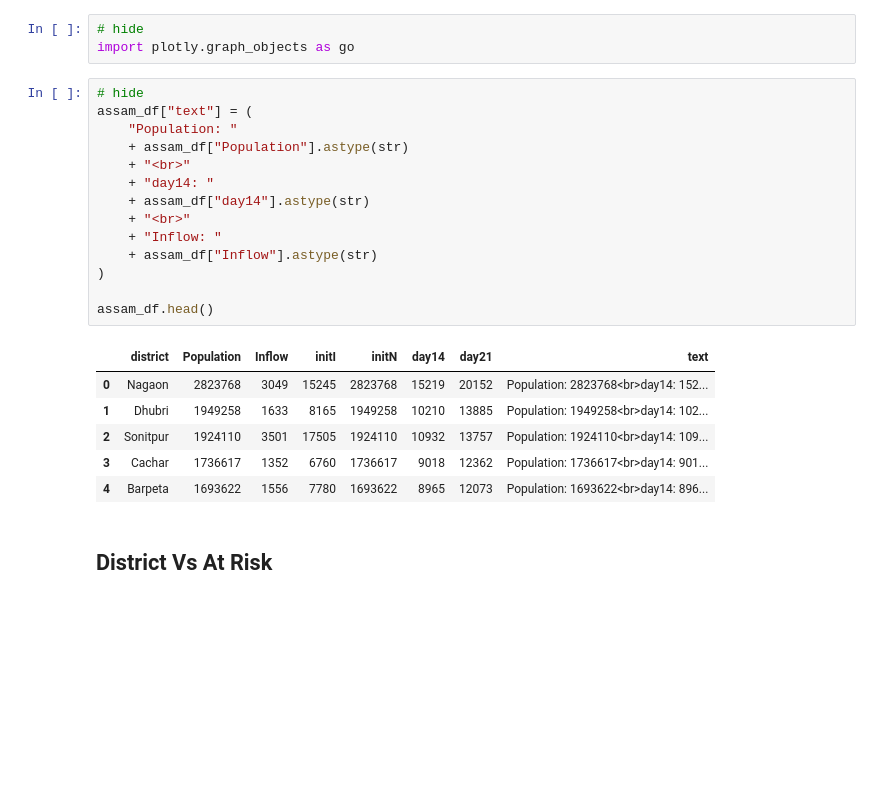
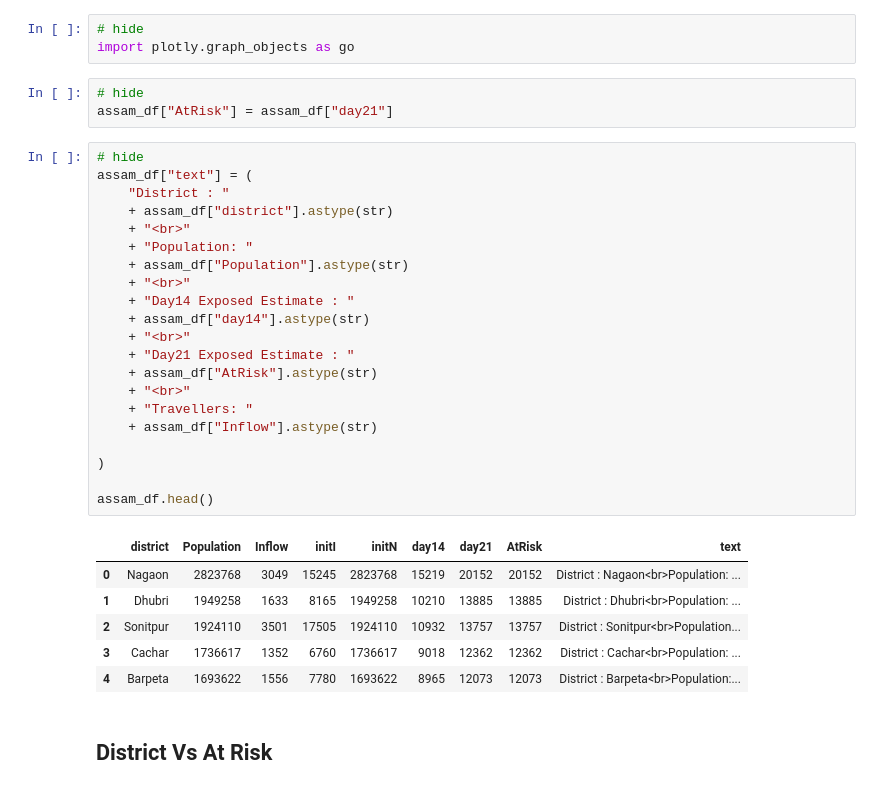
Before and after one commit to meghanabhange/CovidSeer, a Jupyter notebook: _notebooks/2020-04-01-DistrictAnalysisAssam.ipynb, the cells around one changed output. Drawn from its saved outputs; the diff is of its cells as text; blank space fills up the shorter version.

Commit message:
Change Hovertext : Assam

```diff
--- a/_notebooks/2020-04-01-DistrictAnalysisAssam.ipynb
+++ b/_notebooks/2020-04-01-DistrictAnalysisAssam.ipynb
@@ -282,27 +282,37 @@ a = interactive(
 # %%
 # hide
 import plotly.graph_objects as go
+# %%
+# hide
+assam_df["AtRisk"] = assam_df["day21"]
 # %%
 # hide
 assam_df["text"] = (
-    "Population: "
+    "District : "
+    + assam_df["district"].astype(str)
+    + "<br>"
+    + "Population: "
     + assam_df["Population"].astype(str)
     + "<br>"
-    + "day14: "
+    + "Day14 Exposed Estimate : "
     + assam_df["day14"].astype(str)
     + "<br>"
-    + "Inflow: "
+    + "Day21 Exposed Estimate : "
+    + assam_df["AtRisk"].astype(str)
+    + "<br>"
+    + "Travellers: "
     + assam_df["Inflow"].astype(str)
+
 )
 
 assam_df.head()
 # %% [output]
-|  | district | Population | Inflow | initI | initN | day14 | day21 | text |
-| 0 | Nagaon | 2823768 | 3049 | 15245 | 2823768 | 15219 | 20152 | Population: 2823768<br>day14: 152... |
-| 1 | Dhubri | 1949258 | 1633 | 8165 | 1949258 | 10210 | 13885 | Population: 1949258<br>day14: 102... |
-| 2 | Sonitpur | 1924110 | 3501 | 17505 | 1924110 | 10932 | 13757 | Population: 1924110<br>day14: 109... |
-| 3 | Cachar | 1736617 | 1352 | 6760 | 1736617 | 9018 | 12362 | Population: 1736617<br>day14: 901... |
-| 4 | Barpeta | 1693622 | 1556 | 7780 | 1693622 | 8965 | 12073 | Population: 1693622<br>day14: 896... |
+|  | district | Population | Inflow | initI | initN | day14 | day21 | AtRisk | text |
+| 0 | Nagaon | 2823768 | 3049 | 15245 | 2823768 | 15219 | 20152 | 20152 | District : Nagaon<br>Population: ... |
+| 1 | Dhubri | 1949258 | 1633 | 8165 | 1949258 | 10210 | 13885 | 13885 | District : Dhubri<br>Population: ... |
+| 2 | Sonitpur | 1924110 | 3501 | 17505 | 1924110 | 10932 | 13757 | 13757 | District : Sonitpur<br>Population... |
+| 3 | Cachar | 1736617 | 1352 | 6760 | 1736617 | 9018 | 12362 | 12362 | District : Cachar<br>Population: ... |
+| 4 | Barpeta | 1693622 | 1556 | 7780 | 1693622 | 8965 | 12073 | 12073 | District : Barpeta<br>Population:... |
 # %% [markdown]
 ## District Vs At Risk
 # %%
```
Also changed, not shown: parts of 2 cells of this notebook.
